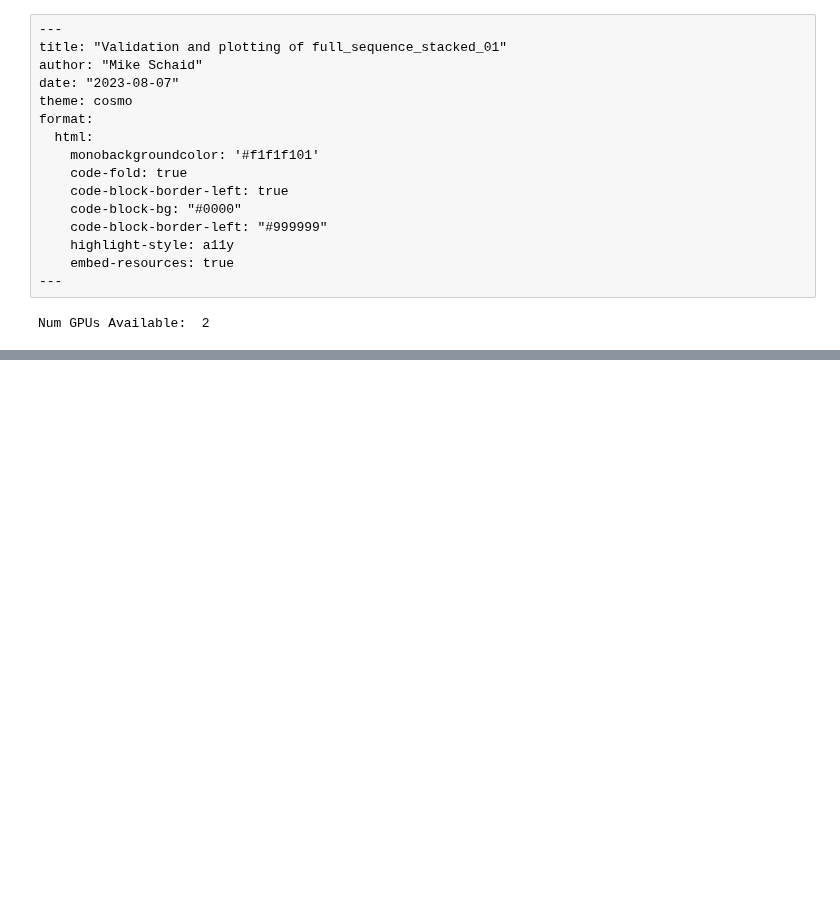
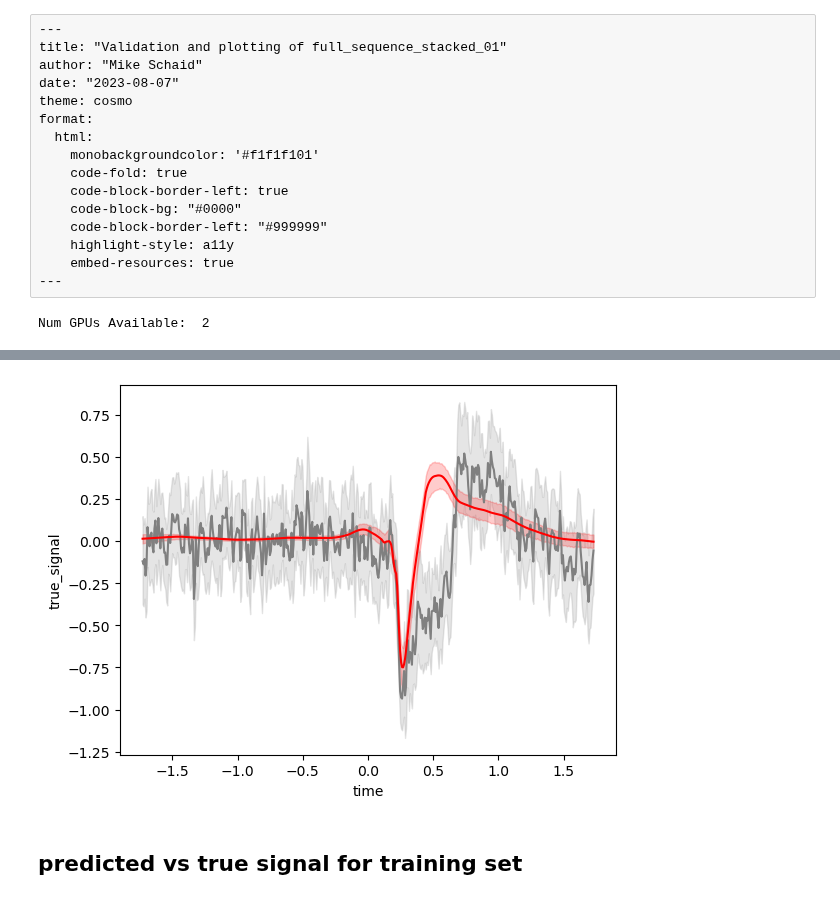
Before and after one commit to Mschaid/ENIGMA, a Jupyter notebook: notebooks/reports/full_sequence_stacked_lstm_01.ipynb, the cells around one changed output, grey strips where cells are left out. Cells and saved outputs as stored; diff of their text form; code cells hidden in the pictures; blank space fills up the shorter version.

```diff
--- a/notebooks/reports/full_sequence_stacked_lstm_01.ipynb
+++ b/notebooks/reports/full_sequence_stacked_lstm_01.ipynb
@@ -202,0 +179,27 @@ array([[-1.05235347,  0.56745356, -0.38797426, ...,  1.        ,
+# %%
+def build_dev_data_from_processor(processor):
+    categories = processor.processor.named_transformers_.cat.get_feature_names_out().tolist()
+    def get_feature_labels(processor):
+        cols_ = []
+        for key in processor.named_transformers_.keys():
+            cols = processor.named_transformers_[key].get_feature_names_out().tolist()
+            cols_+=cols
+        return cols_
+
+    def undo_hot_encoding_by_name(key_word: str, columns: list, df_: pd.DataFrame):
+        values = df_[[c for c in columns if key_word in c]].idxmax(axis=1,).str.replace(key_word, "")
+        return values
+    return (
+        pd.DataFrame(processor.X_dev,
+                     columns=get_feature_labels(processor.processor))
+        .assign(true_signal=processor.y_dev.reset_index(drop=True),
+                predicted_signal = model.predict(processor.X_dev),
+                sensor = lambda df_: undo_hot_encoding_by_name("sensor_", categories, df_),
+                events = lambda df_: undo_hot_encoding_by_name("event_", categories, df_),
+                sex = lambda df_: undo_hot_encoding_by_name("sex_", categories, df_),
+                )
+        .drop(columns = categories)
+
+    )
+dev_data = build_dev_data_from_processor(processor)
+dev_data
@@ -202,0 +221,6 @@ array([[-1.05235347,  0.56745356, -0.38797426, ...,  1.        ,
+# %%
+plot_da_final_day(dev_data)
+# %% [output]
+[figure, added]
+# %% [markdown]
+## predicted vs true signal for training set
```
Also changed, not shown: parts of 25 cells of this notebook.
